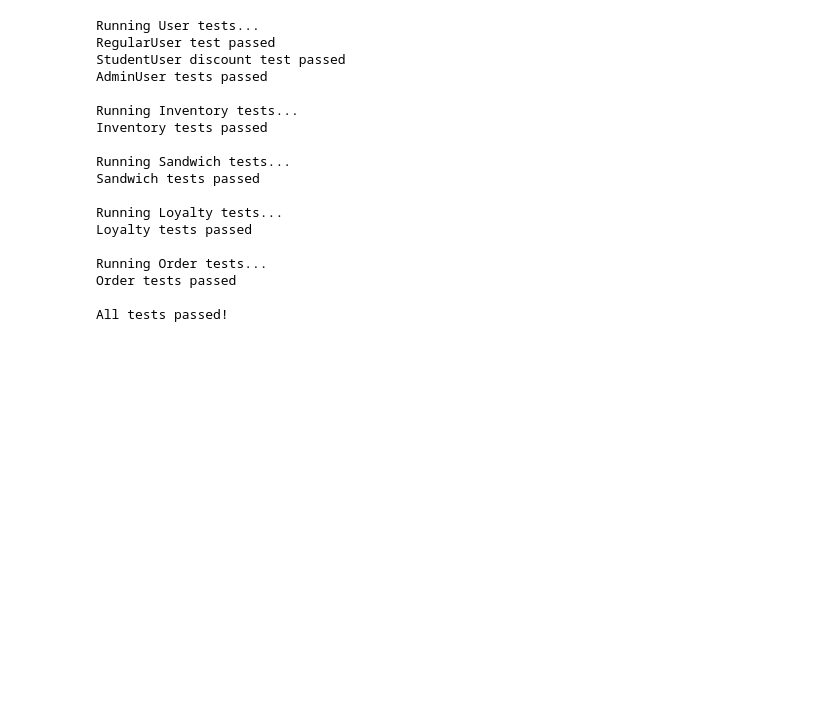
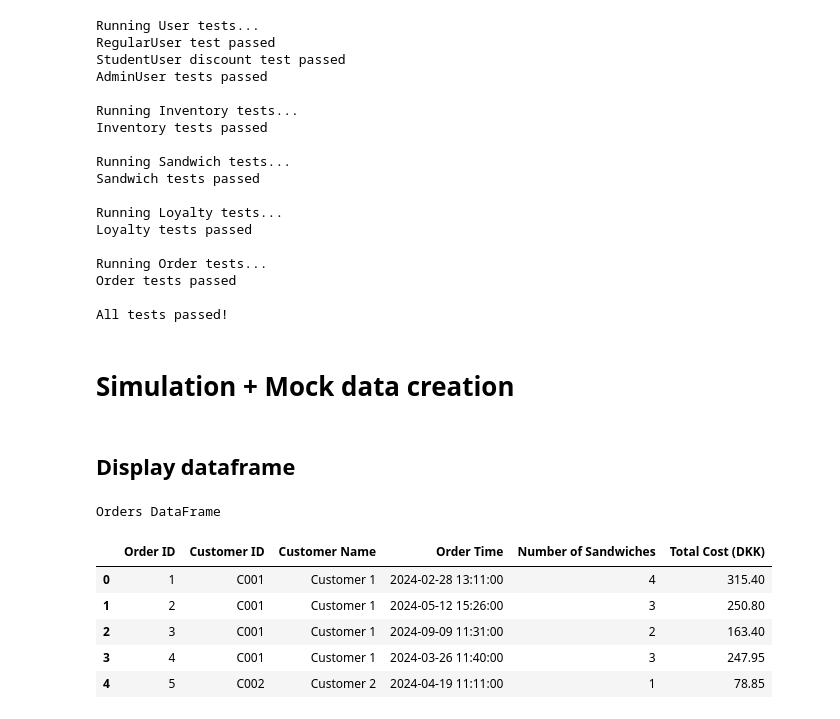
Before and after one commit to Myokom/prog-exam-cbs, a Jupyter notebook: notebook.ipynb, the cells around one changed output. Drawn from its saved outputs; the diff is of its cells as text; code cells hidden in the pictures; blank space fills up the shorter version.

```diff
--- a/notebook.ipynb
+++ b/notebook.ipynb
@@ -595,3 +602,5 @@ Running Order tests...
 Order tests passed
 
 All tests passed!
+# %% [markdown]
+# Simulation + Mock data creation
@@ -597,0 +757,13 @@ All tests passed!
+# %% [markdown]
+## Display dataframe
+# %%
+print("Orders DataFrame")
+orders_df.head()
+# %% [output]
+Orders DataFrame
+|  | Order ID | Customer ID | Customer Name | Order Time | Number of Sandwiches | Total Cost (DKK) |
+| 0 | 1 | C001 | Customer 1 | 2024-02-28 13:11:00 | 4 | 315.40 |
+| 1 | 2 | C001 | Customer 1 | 2024-05-12 15:26:00 | 3 | 250.80 |
+| 2 | 3 | C001 | Customer 1 | 2024-09-09 11:31:00 | 2 | 163.40 |
+| 3 | 4 | C001 | Customer 1 | 2024-03-26 11:40:00 | 3 | 247.95 |
+| 4 | 5 | C002 | Customer 2 | 2024-04-19 11:11:00 | 1 | 78.85 |
```
Also changed, not shown: parts of 20 cells of this notebook, 2 other files.
